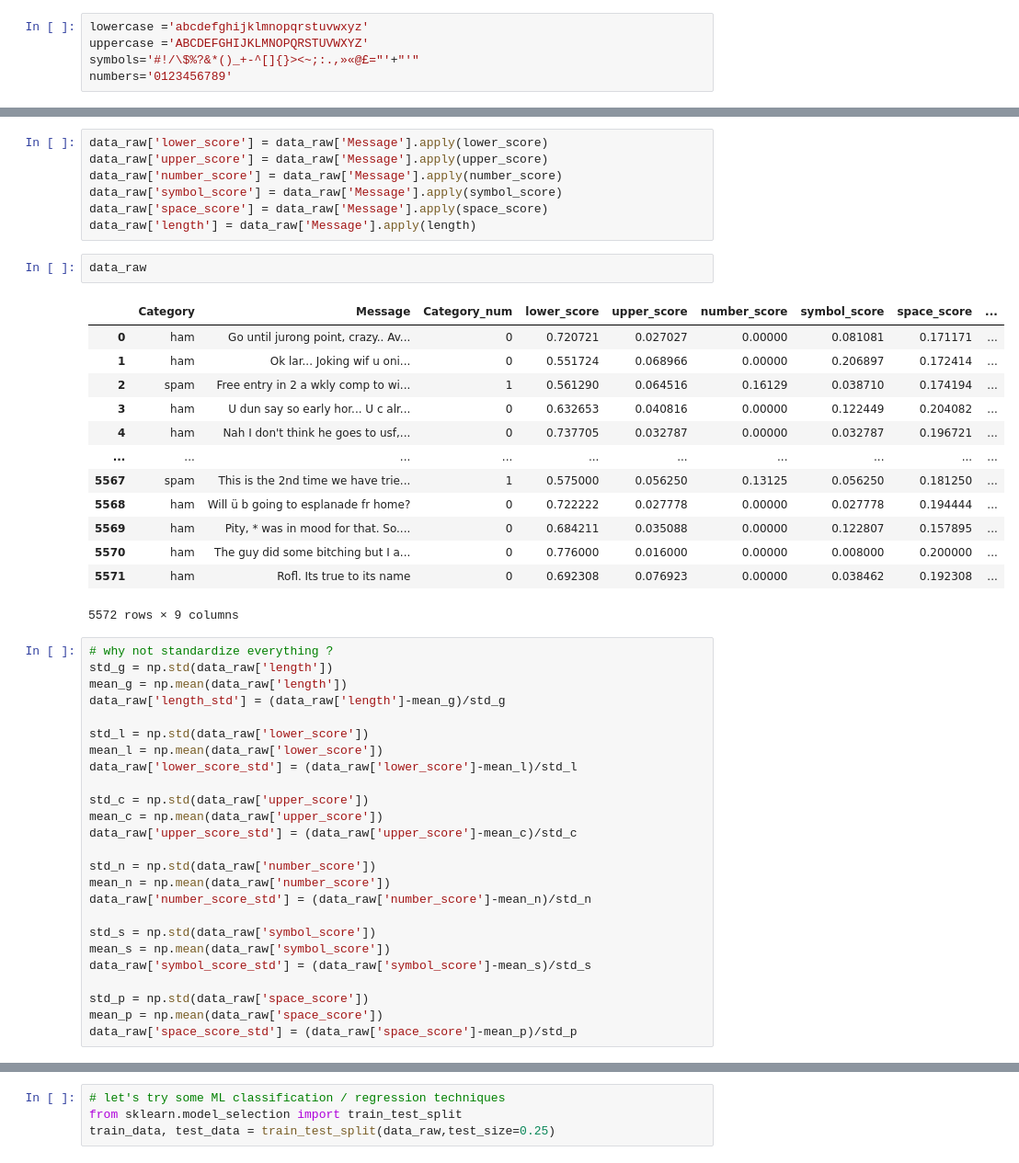
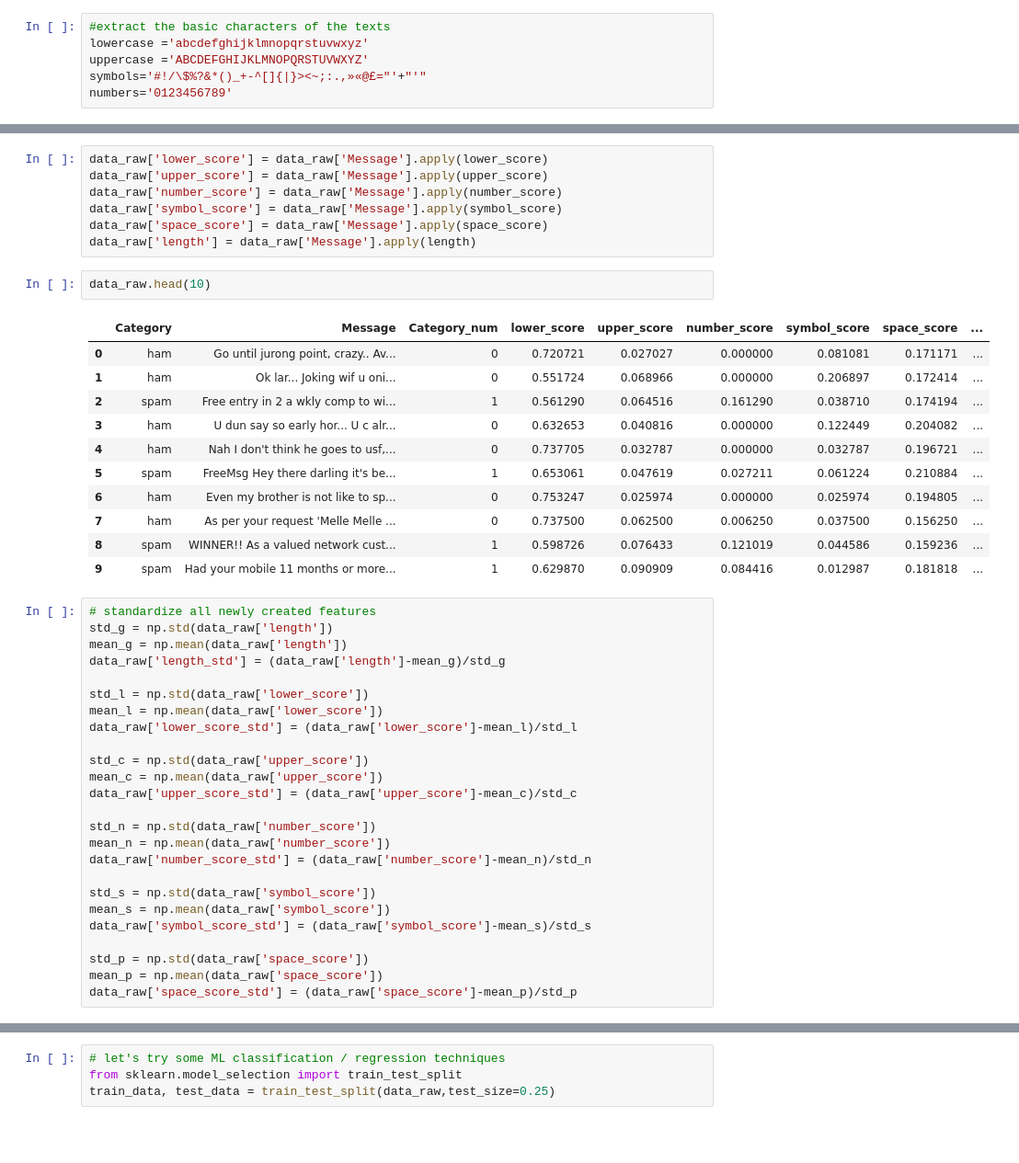
Before and after one commit to zaitrik/spam_detect, a Jupyter notebook: spam_detect.ipynb, the cells around one changed output, grey strips where cells are left out. Shown at 92% size. Drawn from its saved outputs; the diff is of its cells as text; blank space fills up the shorter version.

Commit message:
First commit, applied ML techniques and feature engineering to sms spams dataset from UCI

```diff
--- a/spam_detect.ipynb
+++ b/spam_detect.ipynb
@@ -30,9 +32,10 @@ fig = sns.histplot(data_raw['Category']);
 # %% [output]
 [figure]
 # %%
+#extract the basic characters of the texts
 lowercase ='abcdefghijklmnopqrstuvwxyz'
 uppercase ='ABCDEFGHIJKLMNOPQRSTUVWXYZ'
-symbols='#!/\$%?&*()_+-^[]{}><~;:.,»«@£="'+"'"
+symbols='#!/\$%?&*()_+-^[]{|}><~;:.,»«@£="'+"'"
 numbers='0123456789'
 # %%
 def lower_score(text):
@@ -60,23 +63,21 @@ data_raw['symbol_score'] = data_raw['Message'].apply(symbol_score)
 data_raw['space_score'] = data_raw['Message'].apply(space_score)
 data_raw['length'] = data_raw['Message'].apply(length)
 # %%
-data_raw
+data_raw.head(10)
 # %% [output]
 |  | Category | Message | Category_num | lower_score | upper_score | number_score | symbol_score | space_score | ... |
-| 0 | ham | Go until jurong point, crazy.. Av... | 0 | 0.720721 | 0.027027 | 0.00000 | 0.081081 | 0.171171 | ... |
-| 1 | ham | Ok lar... Joking wif u oni... | 0 | 0.551724 | 0.068966 | 0.00000 | 0.206897 | 0.172414 | ... |
-| 2 | spam | Free entry in 2 a wkly comp to wi... | 1 | 0.561290 | 0.064516 | 0.16129 | 0.038710 | 0.174194 | ... |
-| 3 | ham | U dun say so early hor... U c alr... | 0 | 0.632653 | 0.040816 | 0.00000 | 0.122449 | 0.204082 | ... |
-| 4 | ham | Nah I don't think he goes to usf,... | 0 | 0.737705 | 0.032787 | 0.00000 | 0.032787 | 0.196721 | ... |
-| ... | ... | ... | ... | ... | ... | ... | ... | ... | ... |
-| 5567 | spam | This is the 2nd time we have trie... | 1 | 0.575000 | 0.056250 | 0.13125 | 0.056250 | 0.181250 | ... |
-| 5568 | ham | Will ü b going to esplanade fr home? | 0 | 0.722222 | 0.027778 | 0.00000 | 0.027778 | 0.194444 | ... |
-| 5569 | ham | Pity, * was in mood for that. So.... | 0 | 0.684211 | 0.035088 | 0.00000 | 0.122807 | 0.157895 | ... |
-| 5570 | ham | The guy did some bitching but I a... | 0 | 0.776000 | 0.016000 | 0.00000 | 0.008000 | 0.200000 | ... |
-| 5571 | ham | Rofl. Its true to its name | 0 | 0.692308 | 0.076923 | 0.00000 | 0.038462 | 0.192308 | ... |
+| 0 | ham | Go until jurong point, crazy.. Av... | 0 | 0.720721 | 0.027027 | 0.000000 | 0.081081 | 0.171171 | ... |
+| 1 | ham | Ok lar... Joking wif u oni... | 0 | 0.551724 | 0.068966 | 0.000000 | 0.206897 | 0.172414 | ... |
+| 2 | spam | Free entry in 2 a wkly comp to wi... | 1 | 0.561290 | 0.064516 | 0.161290 | 0.038710 | 0.174194 | ... |
+| 3 | ham | U dun say so early hor... U c alr... | 0 | 0.632653 | 0.040816 | 0.000000 | 0.122449 | 0.204082 | ... |
+| 4 | ham | Nah I don't think he goes to usf,... | 0 | 0.737705 | 0.032787 | 0.000000 | 0.032787 | 0.196721 | ... |
+| 5 | spam | FreeMsg Hey there darling it's be... | 1 | 0.653061 | 0.047619 | 0.027211 | 0.061224 | 0.210884 | ... |
+| 6 | ham | Even my brother is not like to sp... | 0 | 0.753247 | 0.025974 | 0.000000 | 0.025974 | 0.194805 | ... |
+| 7 | ham | As per your request 'Melle Melle ... | 0 | 0.737500 | 0.062500 | 0.006250 | 0.037500 | 0.156250 | ... |
+| 8 | spam | WINNER!! As a valued network cust... | 1 | 0.598726 | 0.076433 | 0.121019 | 0.044586 | 0.159236 | ... |
+| 9 | spam | Had your mobile 11 months or more... | 1 | 0.629870 | 0.090909 | 0.084416 | 0.012987 | 0.181818 | ... |
-5572 rows × 9 columns
 # %%
-# why not standardize everything ?
+# standardize all newly created features
 std_g = np.std(data_raw['length'])
 mean_g = np.mean(data_raw['length'])
 data_raw['length_std'] = (data_raw['length']-mean_g)/std_g
```
Also changed, not shown: parts of 5 cells of this notebook.
